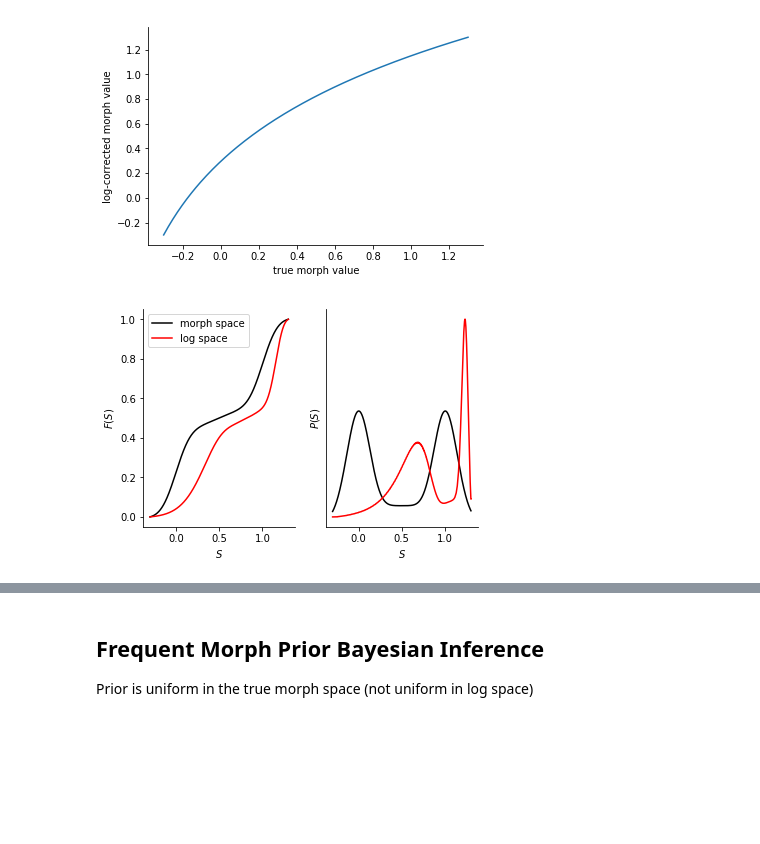
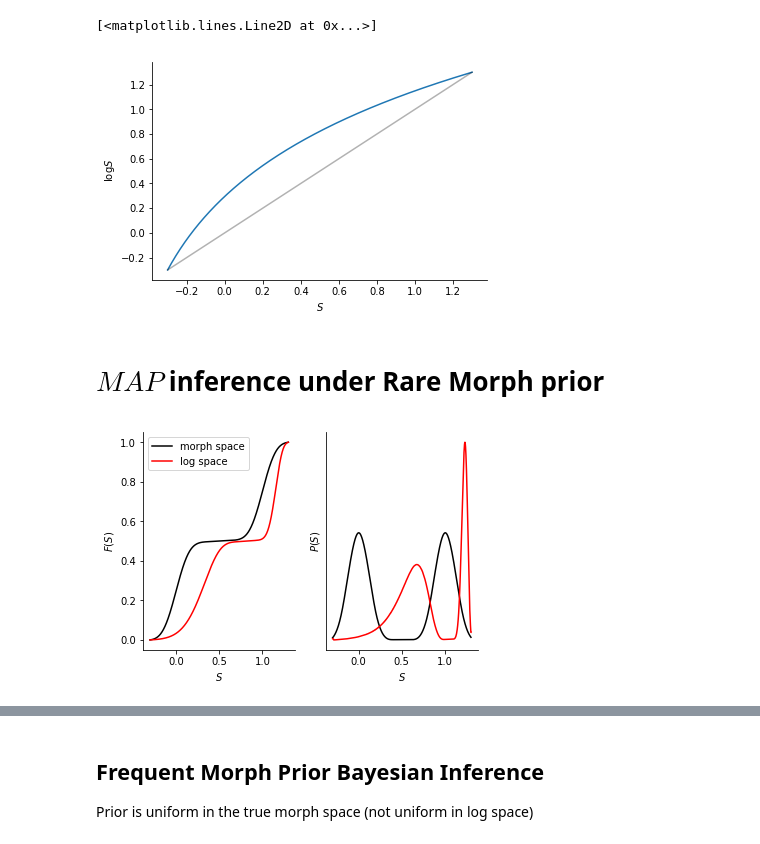
Before and after one commit to GiocomoLab/PlittGiocomo_2021, a Jupyter notebook: MAP_Estimation_Demo.ipynb, the cells around one changed output, grey strips where cells are left out. Saved outputs shown, nothing was run; the diff lists cells and outputs as text; code cells hidden in the pictures; blank space fills up the shorter version.

```diff
--- a/MAP_Estimation_Demo.ipynb
+++ b/MAP_Estimation_Demo.ipynb
@@ -32,0 +56,17 @@ The results look like the mouse perceives the stimulus on the log scale, so I am
+# %%
+# first, showing that the log-transform for each aspect of the stimulus is the same
+
+_theta = np.linspace(-.1,1.1,num=1000) # possible morph values for a single aspect of the stimulus
+
+# actual values of stimuli shown to mice in native space
+f0_t,f1_t = .2, .8 # fraction green S=0, fraction blue S=1
+f0_b,f1_b = .2,.8 # fraction black S=0, fraction white S=1
+f0_w, f1_w = 3, 12 # actual frequencies of sine waves on wall for S= 0 and S=1 stimuli
+
+# plotting log of stimulus values
+f,ax = plt.subplots()
+ax.plot(_theta,np.log(f0_t*(1-_theta)+f1_t*_theta), label = 'tower')
+ax.scatter(_theta[::100], np.log(f0_b*(1-_theta[::100])+f1_b*_theta[::100]), marker='x',color='red',label = 'background')
+ax.plot(_theta, np.log(f0_w*(1-_theta)+f1_w*_theta), label = 'wall')
+
+ax.legend()
@@ -33,32 +84,24 @@ The results look like the mouse perceives the stimulus on the log scale, so I am
 # %%
-# demonstrating that the log scale of the stimulu is not a linear function of the morph value
-# theta = np.linspace(-.3,1.3,num=200) # possible morph values
-# f1,f2 = 4, 12 # actual frequencies the mouse sees
-
-# mm = np.log10(f1*(1-theta) + f2*(theta)) # log of the linear combinations of the stimuli
-
-theta = np.linspace(-.1,1.1,num=200) # possible morph values
-f1,f2 = .2,.8 # light dark
-
-__mm = np.log(f1*(1-theta) + f2*(theta)) # log of the linear combinations of the stimuli
-f1,f2 = 3,12 # actual frequencies the mouse sees
-_mm = np.log(f1*(1-theta) + f2*(theta))
-mm = (__mm+ _mm)/2 # log of the linear combinations of the stimuli
+# arbitrarily choosing the frequency of the wall cues for the log correction
+_theta_log = np.log(f0_w*(1-_theta)+f1_w*_theta)
+# scaling this to be between -.3 and 1.6 like the morph values
+theta_log = (_theta_log-np.amin(_theta_log))/(np.amax(_theta_log)-np.amin(_theta_log))*1.6 - .3
+theta_log[0],theta_log[-1]=-.3,1.3 # hard code the edges to correct float errors
 
 
-# scale this so it's back in the range of the morph values without distortion
-theta_corrected = (mm-np.amin(mm))/(np.amax(mm)-np.amin(mm))*1.6 - .3
-theta_corrected[0],theta_corrected[-1]=-.3,1.3 # hard code the edges to correct float errors
-theta = np.linspace(-.3,1.3,num=200)
+theta = np.linspace(-.3,1.3,num=1000)
 # splines for going between the two spaces
-morph_2_logstim = spline(theta,theta_corrected)
-logstim_2_morph = spline(theta_corrected,theta)
+morph_2_logstim = spline(theta,theta_log)
+logstim_2_morph = spline(theta_log,theta)
 
 f,ax = plt.subplots()
-ax.plot(theta,theta_corrected)
-ax.set_xlabel('true morph value')
-ax.set_ylabel('log-corrected morph value')
+ax.plot(theta,theta_log)
+ax.set_xlabel("$S$")
+ax.set_ylabel(" $ \log S$")
 ax.spines['right'].set_visible(False)
 ax.spines['top'].set_visible(False)
+
+ax.plot(theta,theta, color='black', alpha=.3)
 # %% [output]
+[<matplotlib.lines.Line2D at 0x...>]
-[figure, old version]
+[figure, new version]
@@ -197,0 +108,2 @@ def convert_prior_to_log(prior,samp = np.linspace(-.3,1.3,num=1000)):
+# %% [markdown]
+# $MAP$ inference under Rare Morph prior
@@ -198,17 +242,15 @@ def convert_prior_to_log(prior,samp = np.linspace(-.3,1.3,num=1000)):
 # %%
-### BUILD PRIOR
+# setup Rare Morph prior
+samp = np.linspace(-.3,1.3,num=1000)
 
-# setup Rare Morph prior in logspace as a Gaussian mixture with means at 0 and 1
-samp = np.linspace(-.3,1.3,num=1000)
-dens = unif(0,.2,samp)+unif(1,.2,samp)+1E-1
+dens = unif(0,.2,samp)+unif(1,.2,samp)+1E-2
 f = unif(.5,.2,samp)
-rare_prior = np.convolve(np.convolve(dens,f,mode='same'),f,mode='same')
+rare_prior = np.convolve(np.convolve(np.convolve(dens,f,mode='same'),f,mode='same'),f,mode='same')
 rare_prior = rare_prior/rare_prior.sum()
 
-
-rare_log_dens, rare_lcs,fig = convert_prior_to_log(rare_prior)
+rare_log_dens, fig = convert_prior_to_log(rare_prior)
 # %% [output]
-[figure, old version]
+[figure, new version]
 # %%
 # RUN INFERENCE
 
```
Also changed, not shown: parts of 13 cells of this notebook.
